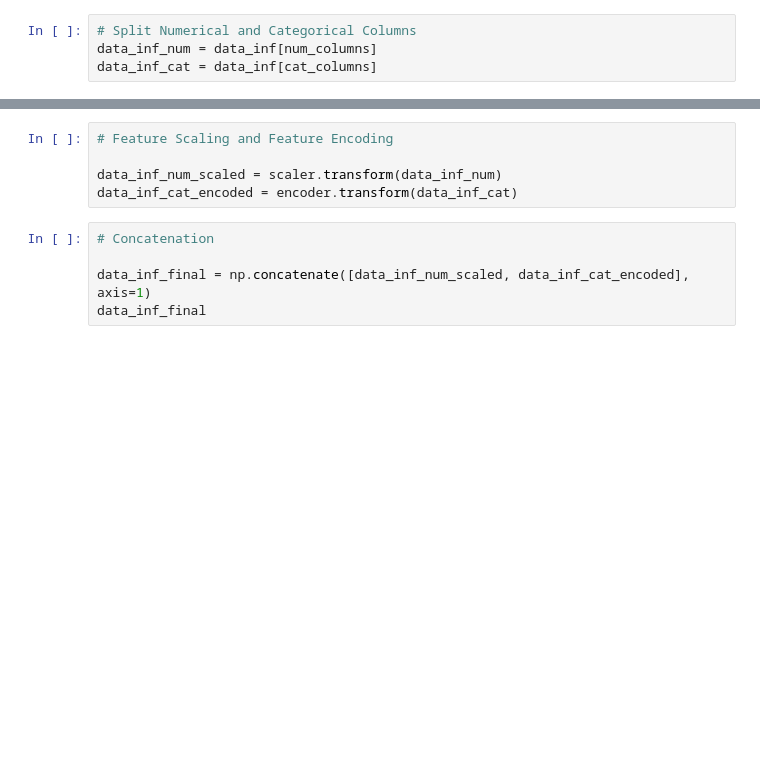
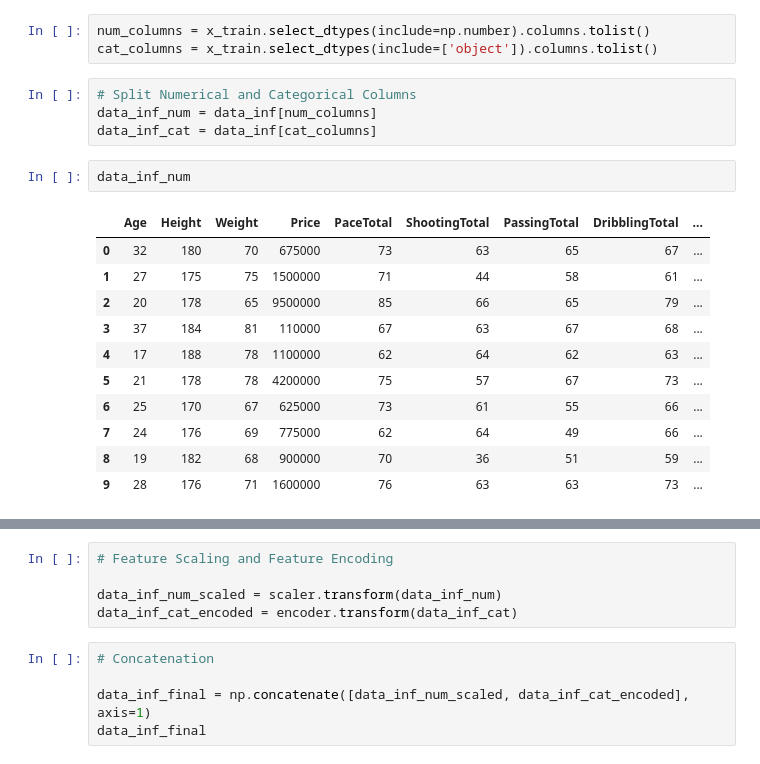
Before and after one commit to adedwiary/learning_journal, a Jupyter notebook: phase_1/week_1/day1_pm.ipynb, the cells around one changed output, grey strips where cells are left out. Cells and saved outputs as stored; diff of their text form; blank space fills up the shorter version.

```diff
--- a/phase_1/week_1/day1_pm.ipynb
+++ b/phase_1/week_1/day1_pm.ipynb
@@ -459,7 +459,24 @@ data_inf
 | 7 | V. Ábrego | 24 | 176 | 69 | 775000 | Medium | Medium | 62 | ... |
 | 8 | T. Baldé | 19 | 182 | 68 | 900000 | Medium | Medium | 70 | ... |
 | 9 | J. Delgado | 28 | 176 | 71 | 1600000 | Medium | Medium | 76 | ... |
+# %%
+num_columns = x_train.select_dtypes(include=np.number).columns.tolist()
+cat_columns = x_train.select_dtypes(include=['object']).columns.tolist()
 # %%
 # Split Numerical and Categorical Columns
 data_inf_num = data_inf[num_columns]
 data_inf_cat = data_inf[cat_columns]
+# %%
+data_inf_num
+# %% [output]
+|  | Age | Height | Weight | Price | PaceTotal | ShootingTotal | PassingTotal | DribblingTotal | ... |
+| 0 | 32 | 180 | 70 | 675000 | 73 | 63 | 65 | 67 | ... |
+| 1 | 27 | 175 | 75 | 1500000 | 71 | 44 | 58 | 61 | ... |
+| 2 | 20 | 178 | 65 | 9500000 | 85 | 66 | 65 | 79 | ... |
+| 3 | 37 | 184 | 81 | 110000 | 67 | 63 | 67 | 68 | ... |
+| 4 | 17 | 188 | 78 | 1100000 | 62 | 64 | 62 | 63 | ... |
+| 5 | 21 | 178 | 78 | 4200000 | 75 | 57 | 67 | 73 | ... |
+| 6 | 25 | 170 | 67 | 625000 | 73 | 61 | 55 | 66 | ... |
+| 7 | 24 | 176 | 69 | 775000 | 62 | 64 | 49 | 66 | ... |
+| 8 | 19 | 182 | 68 | 900000 | 70 | 36 | 51 | 59 | ... |
+| 9 | 28 | 176 | 71 | 1600000 | 76 | 63 | 63 | 73 | ... |
```
Also changed, not shown: parts of 1 cell of this notebook, 10 other files.
